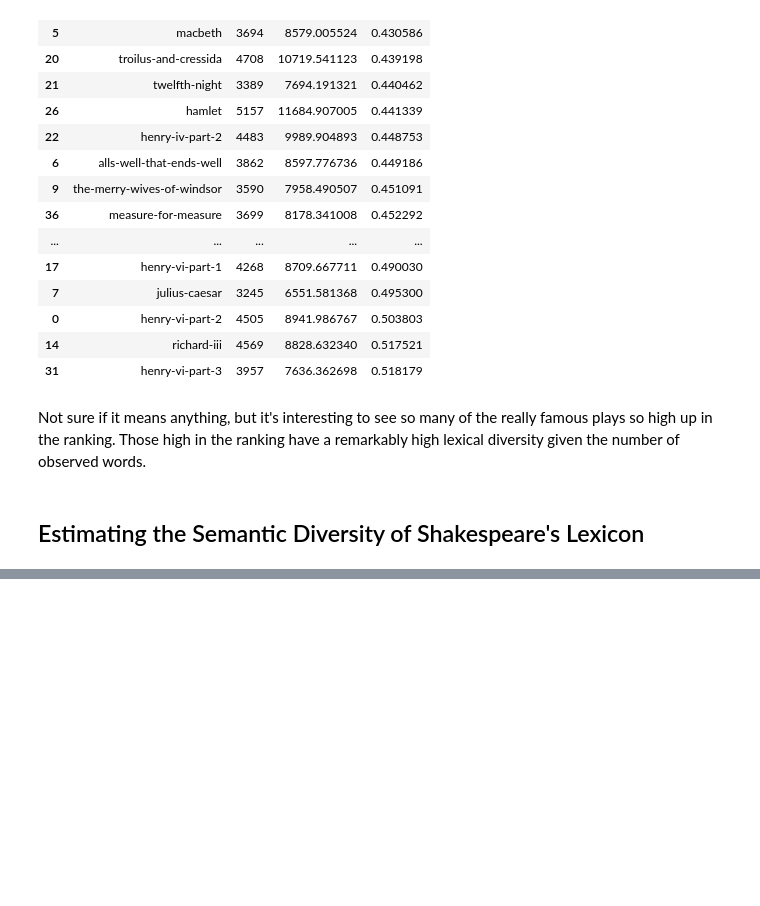
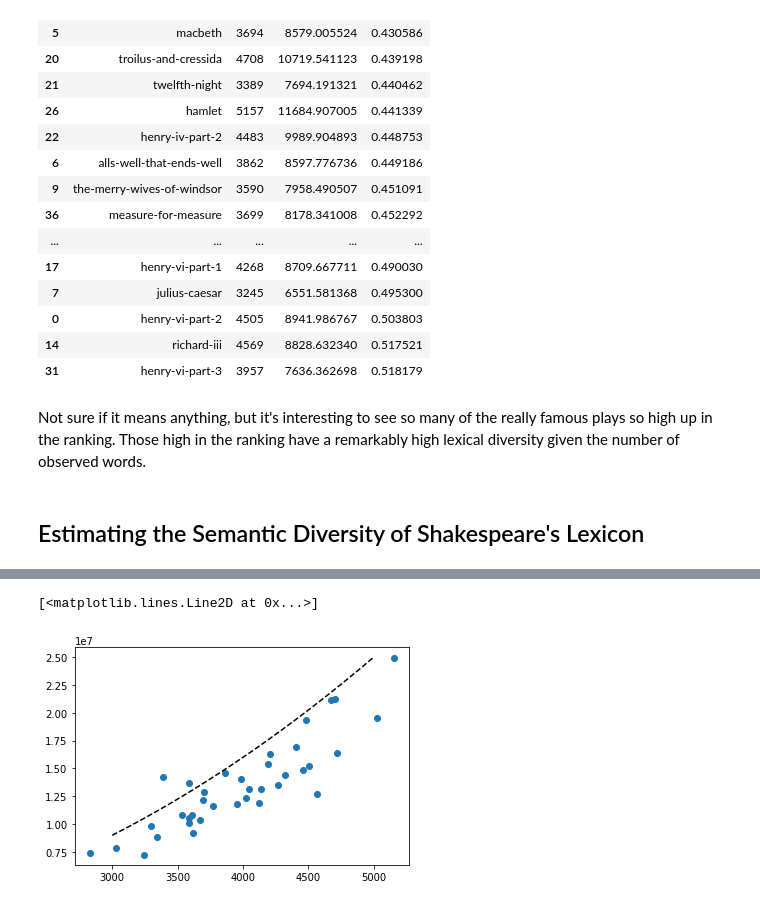
Before and after one commit to fbkarsdorp/unseen-semantic-diversity, a Jupyter notebook: notebooks/playground.ipynb, the cells around one changed output, grey strips where cells are left out. Saved outputs shown, nothing was run; the diff lists cells and outputs as text; code cells hidden in the pictures; blank space fills up the shorter version.

```diff
--- a/notebooks/playground.ipynb
+++ b/notebooks/playground.ipynb
@@ -91,7 +91,7 @@ keys, vecs = data["keys"], data["vecs"]
 import collections
 from sklearn.metrics import pairwise
 
-dists = pairwise.euclidean_distances(vecs)
+dists = pairwise.cosine_distances(vecs)
 counts = collections.Counter(w for play in plays.values() for w in play["forms"])
 counts = np.array([counts[w] for w in keys])
 # %%
@@ -139,0 +163,10 @@ estimates.sort_values("coverage")
+# %%
+est = pd.merge(estimates, fad_estimates, on="play")
+
+fig, ax = plt.subplots()
+ax.scatter(est["obs_x"], est["FAD"])
+x = np.linspace(3000, 5000)
+ax.plot(x, x * (x - 1), 'k--')
+# %% [output]
+[<matplotlib.lines.Line2D at 0x...>]
+[figure, added]
```
Also changed, not shown: parts of 8 cells of this notebook, 3 other files.
